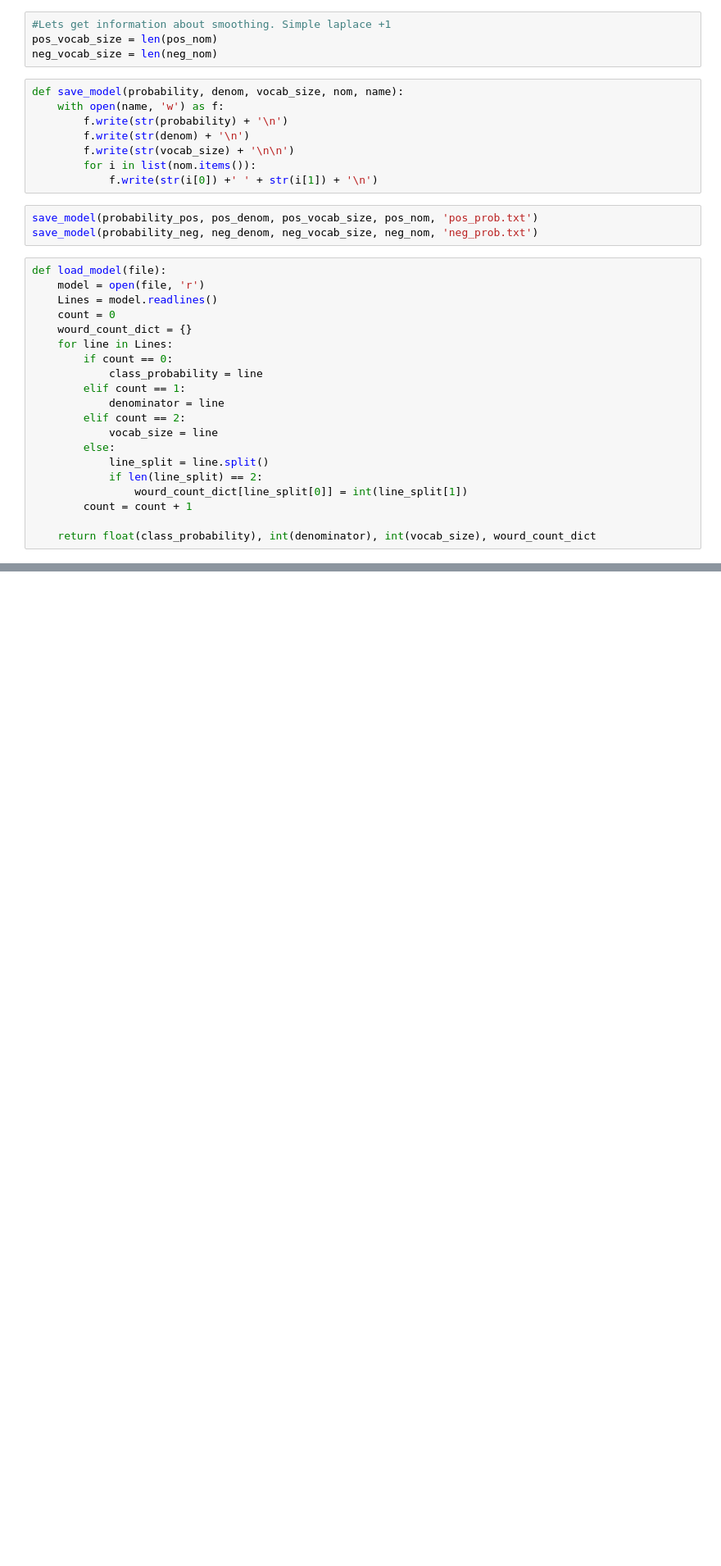
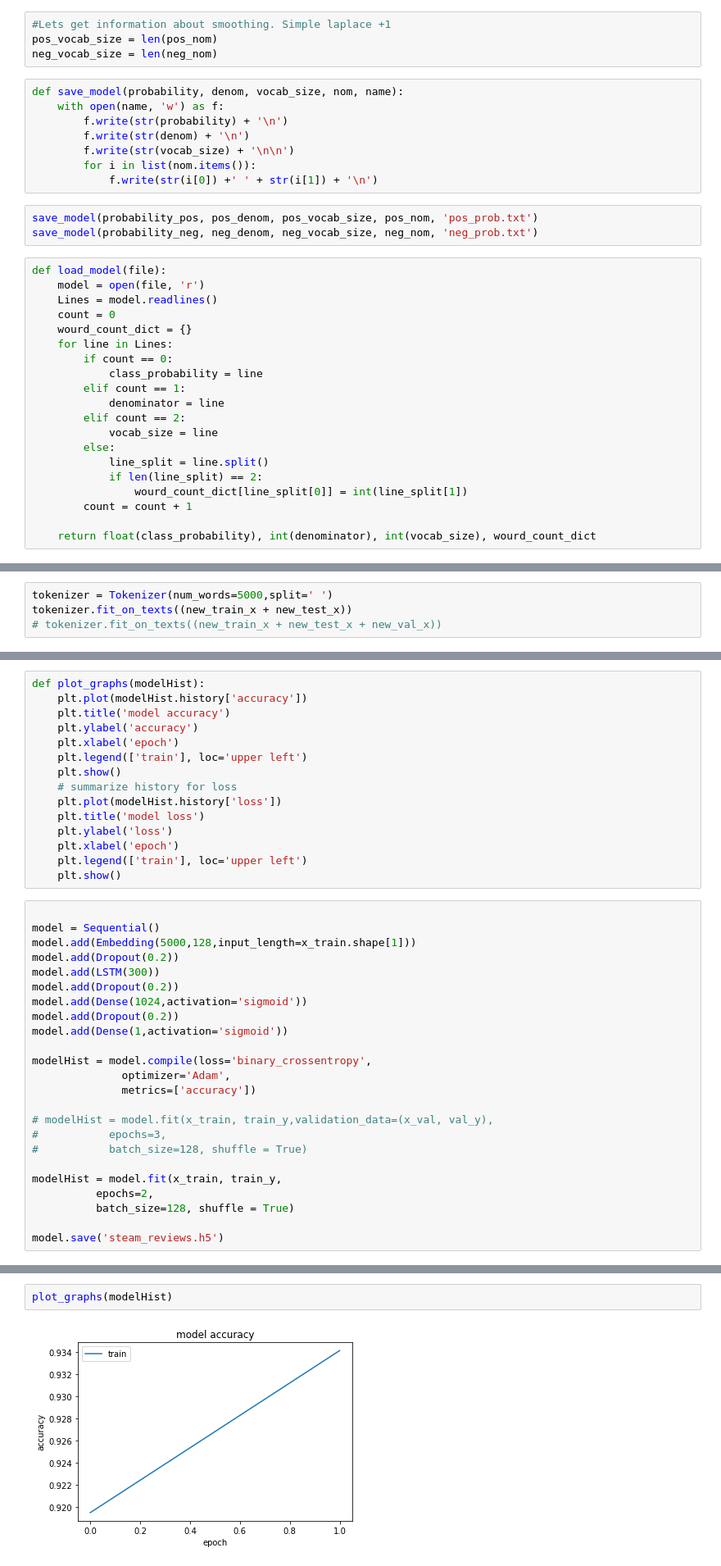
Before and after one commit to austinroddy/CS481-Final-Project-Programming-Assignment-2, a Jupyter notebook: programming-assignment-2-wow.ipynb, the cells around one changed output, grey strips where cells are left out. Shown: that part at 82% size. Saved outputs shown, nothing was run; the diff lists cells and outputs as text; blank space fills up the shorter version.

Commit message:
add models

```diff
--- a/programming-assignment-2-wow.ipynb
+++ b/programming-assignment-2-wow.ipynb
@@ -311,0 +476,4 @@ Negative review prediction: 1.4591353478242677e-74
+# %%
+tokenizer = Tokenizer(num_words=5000,split=' ')
+tokenizer.fit_on_texts((new_train_x + new_test_x))
+# tokenizer.fit_on_texts((new_train_x + new_test_x + new_val_x))
@@ -311,0 +496,39 @@ Negative review prediction: 1.4591353478242677e-74
+# %%
+def plot_graphs(modelHist):
+    plt.plot(modelHist.history['accuracy'])
+    plt.title('model accuracy')
+    plt.ylabel('accuracy')
+    plt.xlabel('epoch')
+    plt.legend(['train'], loc='upper left')
+    plt.show()
+    # summarize history for loss
+    plt.plot(modelHist.history['loss'])
+    plt.title('model loss')
+    plt.ylabel('loss')
+    plt.xlabel('epoch')
+    plt.legend(['train'], loc='upper left')
+    plt.show()
+# %%
+
+model = Sequential()
+model.add(Embedding(5000,128,input_length=x_train.shape[1]))
+model.add(Dropout(0.2))
+model.add(LSTM(300))
+model.add(Dropout(0.2))
+model.add(Dense(1024,activation='sigmoid'))
+model.add(Dropout(0.2))
+model.add(Dense(1,activation='sigmoid'))
+
+modelHist = model.compile(loss='binary_crossentropy',
+              optimizer='Adam',
+              metrics=['accuracy'])
+
+# modelHist = model.fit(x_train, train_y,validation_data=(x_val, val_y),
+#           epochs=3,
+#           batch_size=128, shuffle = True)
+
+modelHist = model.fit(x_train, train_y,
+          epochs=2,
+          batch_size=128, shuffle = True)
+
+model.save('steam_reviews.h5')
@@ -311,0 +544,4 @@ Negative review prediction: 1.4591353478242677e-74
+# %%
+plot_graphs(modelHist)
+# %% [output]
+[figure, added]
```
Also changed, not shown: parts of 31 cells of this notebook, 2 other files.
